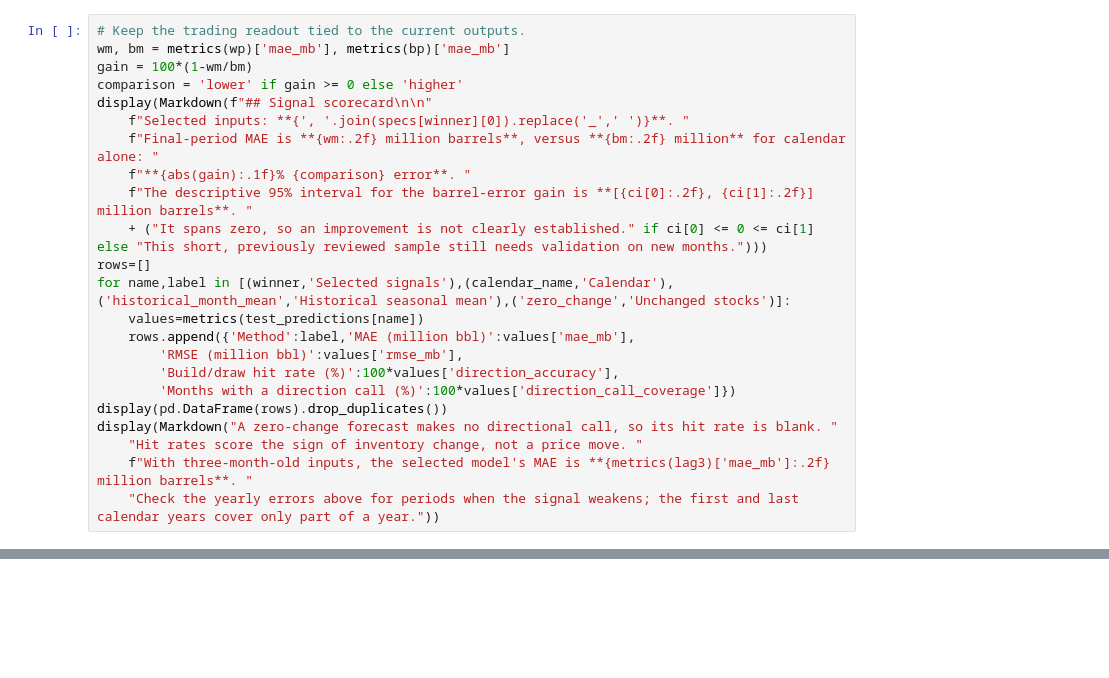
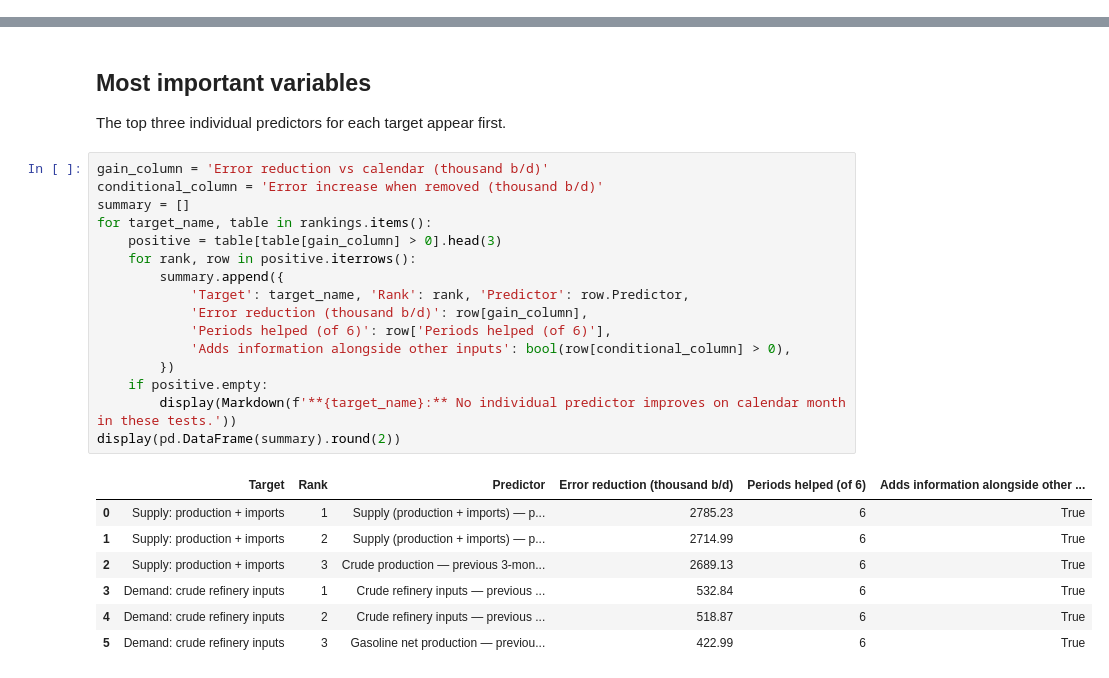
Before and after one commit to calvinchou711/US_SND_CRUDE, a Jupyter notebook: predictors_crude.ipynb, the cells around one changed output, grey strips where cells are left out. Drawn from its saved outputs; the diff is of its cells as text; blank space fills up the shorter version.

Commit message:
Update crude predictor analysis

```diff
--- a/predictors_crude.ipynb
+++ b/predictors_crude.ipynb
@@ -382,23 +48,0 @@ Holdout MAE gain over calendar: 0.186 million barrels; descriptive 95% block-boo
-# %%
-# Keep the trading readout tied to the current outputs.
-wm, bm = metrics(wp)['mae_mb'], metrics(bp)['mae_mb']
-gain = 100*(1-wm/bm)
-comparison = 'lower' if gain >= 0 else 'higher'
-display(Markdown(f"## Signal scorecard\n\n"
-    f"Selected inputs: **{', '.join(specs[winner][0]).replace('_',' ')}**. "
-    f"Final-period MAE is **{wm:.2f} million barrels**, versus **{bm:.2f} million** for calendar alone: "
-    f"**{abs(gain):.1f}% {comparison} error**. "
-    f"The descriptive 95% interval for the barrel-error gain is **[{ci[0]:.2f}, {ci[1]:.2f}] million barrels**. "
-    + ("It spans zero, so an improvement is not clearly established." if ci[0] <= 0 <= ci[1] else "This short, previously reviewed sample still needs validation on new months.")))
-rows=[]
-for name,label in [(winner,'Selected signals'),(calendar_name,'Calendar'),('historical_month_mean','Historical seasonal mean'),('zero_change','Unchanged stocks')]:
-    values=metrics(test_predictions[name])
-    rows.append({'Method':label,'MAE (million bbl)':values['mae_mb'],
-        'RMSE (million bbl)':values['rmse_mb'],
-        'Build/draw hit rate (%)':100*values['direction_accuracy'],
-        'Months with a direction call (%)':100*values['direction_call_coverage']})
-display(pd.DataFrame(rows).drop_duplicates())
-display(Markdown("A zero-change forecast makes no directional call, so its hit rate is blank. "
-    "Hit rates score the sign of inventory change, not a price move. "
-    f"With three-month-old inputs, the selected model's MAE is **{metrics(lag3)['mae_mb']:.2f} million barrels**. "
-    "Check the yearly errors above for periods when the signal weakens; the first and last calendar years cover only part of a year."))
@@ -422,0 +173,28 @@ To rerun, keep both product folders under `oil/` with their data and loader modu
+# %% [markdown]
+## Most important variables
+
+The top three individual predictors for each target appear first.
+# %%
+gain_column = 'Error reduction vs calendar (thousand b/d)'
+conditional_column = 'Error increase when removed (thousand b/d)'
+summary = []
+for target_name, table in rankings.items():
+    positive = table[table[gain_column] > 0].head(3)
+    for rank, row in positive.iterrows():
+        summary.append({
+            'Target': target_name, 'Rank': rank, 'Predictor': row.Predictor,
+            'Error reduction (thousand b/d)': row[gain_column],
+            'Periods helped (of 6)': row['Periods helped (of 6)'],
+            'Adds information alongside other inputs': bool(row[conditional_column] > 0),
+        })
+    if positive.empty:
+        display(Markdown(f'**{target_name}:** No individual predictor improves on calendar month in these tests.'))
+display(pd.DataFrame(summary).round(2))
+# %% [output]
+|  | Target | Rank | Predictor | Error reduction (thousand b/d) | Periods helped (of 6) | Adds information alongside other ... |
+| 0 | Supply: production + imports | 1 | Supply (production + imports) — p... | 2785.23 | 6 | True |
+| 1 | Supply: production + imports | 2 | Supply (production + imports) — p... | 2714.99 | 6 | True |
+| 2 | Supply: production + imports | 3 | Crude production — previous 3-mon... | 2689.13 | 6 | True |
+| 3 | Demand: crude refinery inputs | 1 | Crude refinery inputs — previous ... | 532.84 | 6 | True |
+| 4 | Demand: crude refinery inputs | 2 | Crude refinery inputs — previous ... | 518.87 | 6 | True |
+| 5 | Demand: crude refinery inputs | 3 | Gasoline net production — previou... | 422.99 | 6 | True |
```
Also changed, not shown: parts of 29 cells of this notebook.
